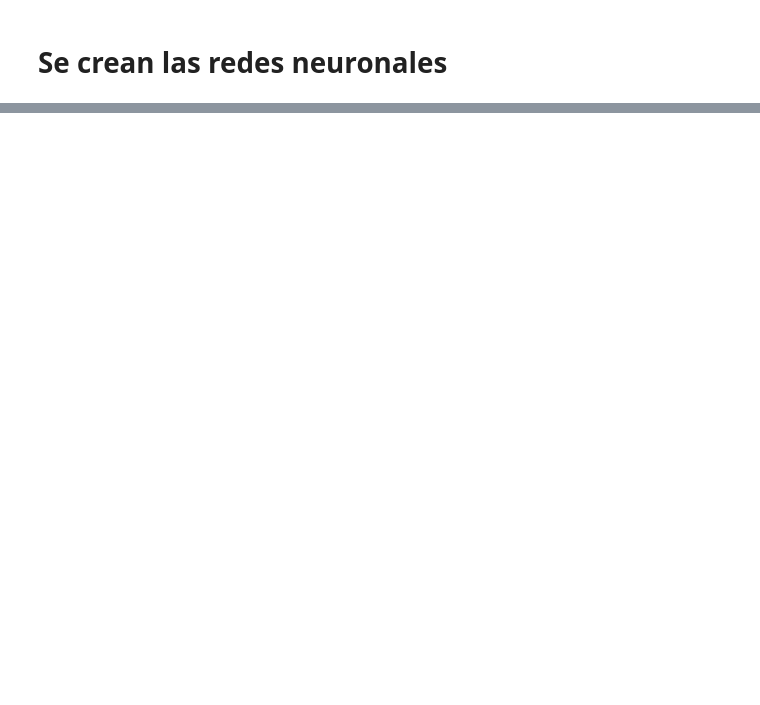
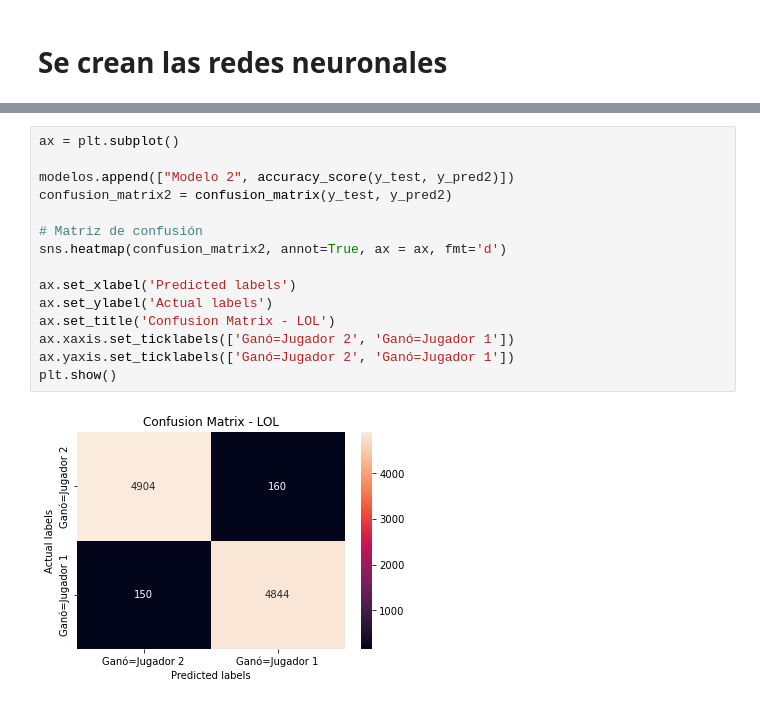
Before and after one commit to ManuelM07/Informe-machine-learning, a Jupyter notebook: Informe - ML/nb1_redes_neuronales.ipynb, the cells around one changed output, grey strips where cells are left out. Cells and saved outputs as stored; diff of their text form; blank space fills up the shorter version.

```diff
--- a/Informe - ML/nb1_redes_neuronales.ipynb
+++ b/Informe - ML/nb1_redes_neuronales.ipynb
@@ -276,0 +267,17 @@ Name: winner, dtype: int64
+# %%
+ax = plt.subplot()
+
+modelos.append(["Modelo 2", accuracy_score(y_test, y_pred2)])
+confusion_matrix2 = confusion_matrix(y_test, y_pred2)
+
+# Matriz de confusión
+sns.heatmap(confusion_matrix2, annot=True, ax = ax, fmt='d')
+
+ax.set_xlabel('Predicted labels')
+ax.set_ylabel('Actual labels')
+ax.set_title('Confusion Matrix - LOL')
+ax.xaxis.set_ticklabels(['Ganó=Jugador 2', 'Ganó=Jugador 1'])
+ax.yaxis.set_ticklabels(['Ganó=Jugador 2', 'Ganó=Jugador 1'])
+plt.show()
+# %% [output]
+[figure, added]
```
Also changed, not shown: parts of 24 cells of this notebook.
